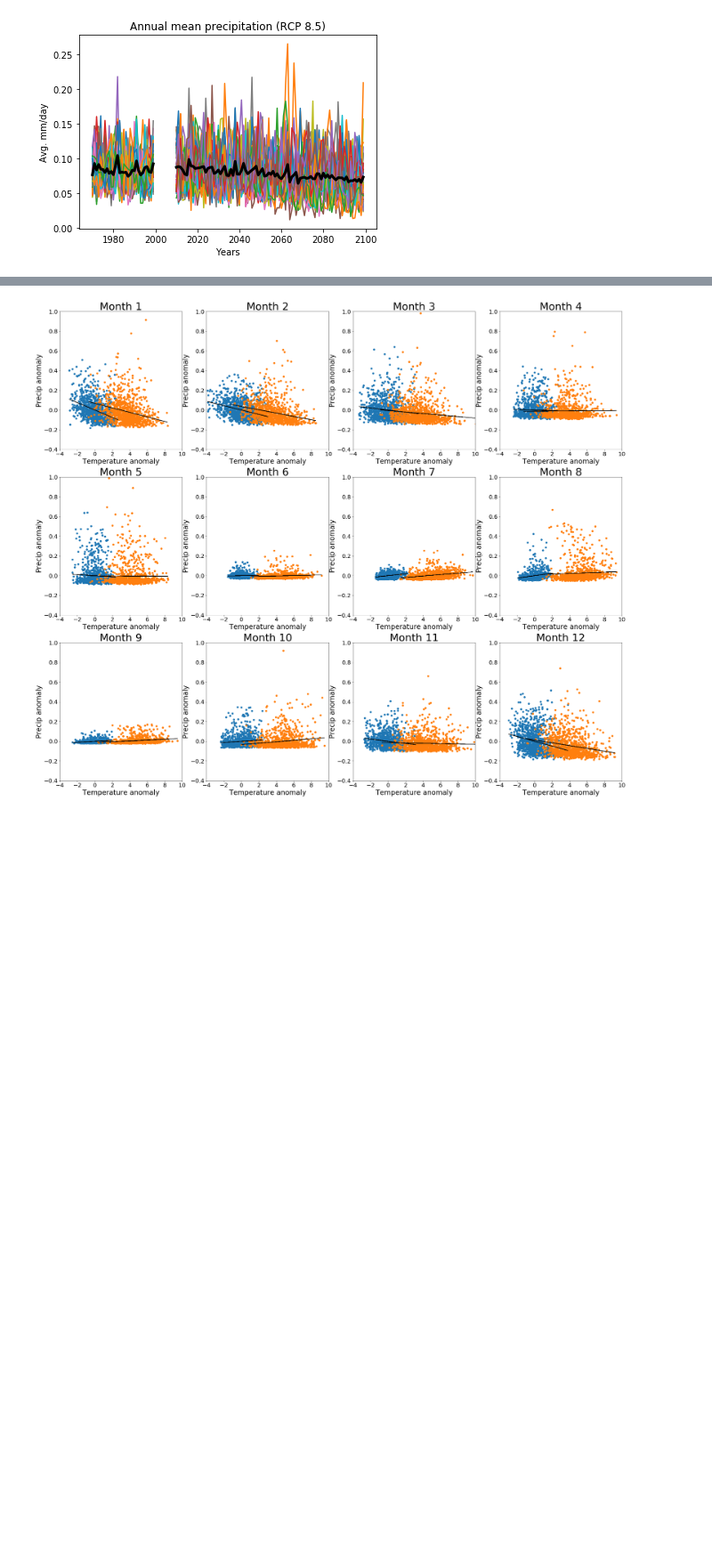
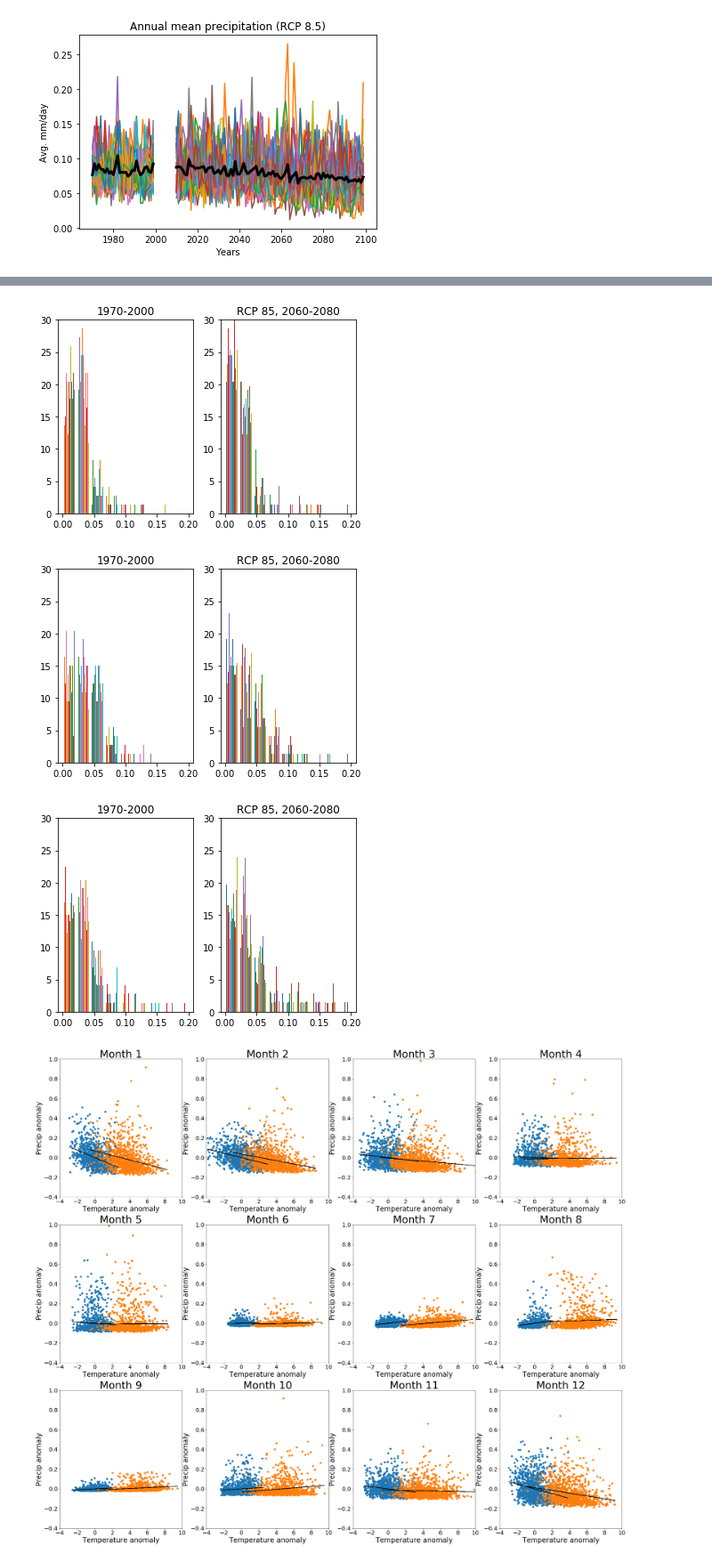
Before and after one commit to ecoffel/grad-research, a Jupyter notebook: 2017-nile-climate/nile-data-exploration.ipynb, the cells around one changed output, grey strips where cells are left out. Shown at 89% size. Cells and saved outputs as stored; diff of their text form; code cells hidden in the pictures; blank space fills up the shorter version.

```diff
--- a/2017-nile-climate/nile-data-exploration.ipynb
+++ b/2017-nile-climate/nile-data-exploration.ipynb
@@ -233,3 +245,76 @@ plt.savefig('monthly-pr-chg.png', dpi=600)
+# %%
+# plot change in each rainy season change
+
+import matplotlib.pyplot as plt
+from ni_nileUtils import *
+%matplotlib inline
+
+[prHistorical, models] = readModelData('data/r1-pr-historical.csv')
+[prRcp85, models] = readModelData('data/r1-pr-rcp85.csv')
+
+months = [6, 7, 8]
+
+futurePeriod = [2060, 2080]
+
+base = []
+future = []
+
+# loop over all models
+for model in models:
+
+    curBase = []
+    curFuture = []
+
+    for month in months:
+        # get indices of all days in this month
+        indHistorical = numpy.where(prHistorical['Month'] == month)
+        # current month in the selected future time period
+        indRcp85 = numpy.where((prRcp85['Month'] == month) & (prRcp85['Year'] > futurePeriod[0]) & (prRcp85['Year'] < futurePeriod[1]))
+
+        # add all data for current month
+        curBase.append(prHistorical[model][indHistorical])
+        curFuture.append(prRcp85[model][indRcp85])
+
+    base.append(curBase)
+    future.append(curFuture)
+
+base = numpy.array(base)
+future = numpy.array(future)
+
+bins = numpy.linspace(0,0.2,10)
+plt.figure(0)
+plt.subplot(1,2,1)
+plt.hist(base[:,0], bins=bins, normed=True)
+plt.title('1970-2000')
+plt.ylim([0,30]);
+plt.subplot(1,2,2)
+plt.hist(future[:,0], bins=bins, normed=True)
+plt.title('RCP 85, 2060-2080')
+plt.ylim([0,30]);
+
+plt.figure(1)
+plt.subplot(1,2,1)
+plt.hist(base[:,1], bins=bins, normed=True)
+plt.title('1970-2000')
+plt.ylim([0,30]);
+plt.subplot(1,2,2)
+plt.hist(future[:,1], bins=bins, normed=True)
+plt.title('RCP 85, 2060-2080')
+plt.ylim([0,30]);
+
+plt.figure(2)
+plt.subplot(1,2,1)
+plt.hist(base[:,2], bins=bins, normed=True)
+plt.title('1970-2000')
+plt.ylim([0,30]);
+plt.subplot(1,2,2)
+plt.hist(future[:,2], bins=bins, normed=True)
+plt.title('RCP 85, 2060-2080')
+plt.ylim([0,30]);
+# %% [output]
+[figure, added]
+[figure, added]
+[figure, added]
 # %%
 # gather temp/precip anomaly for each month
 
```
Also changed, not shown: parts of 4 cells of this notebook, 22 other files.
